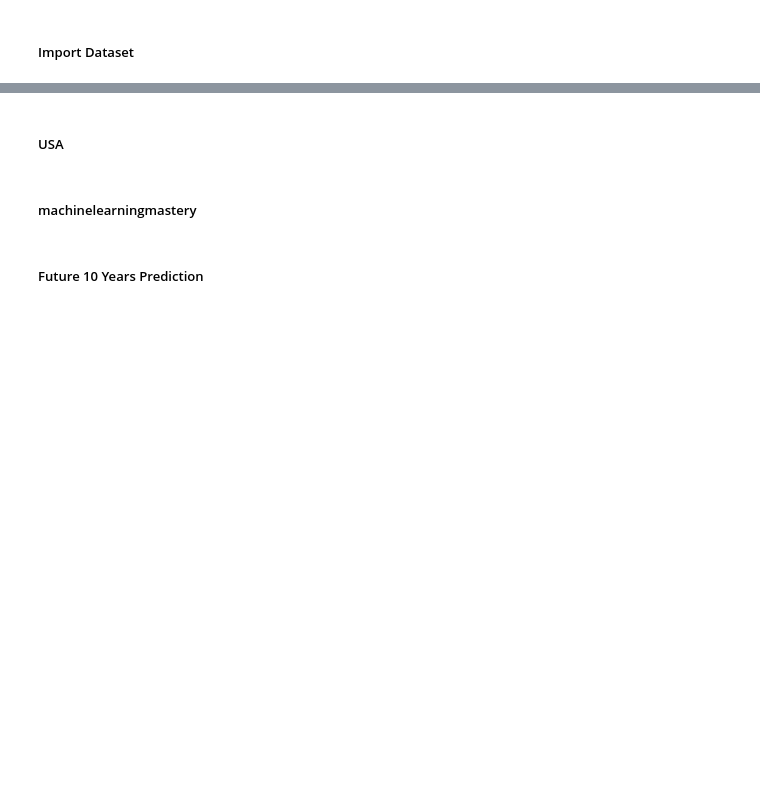
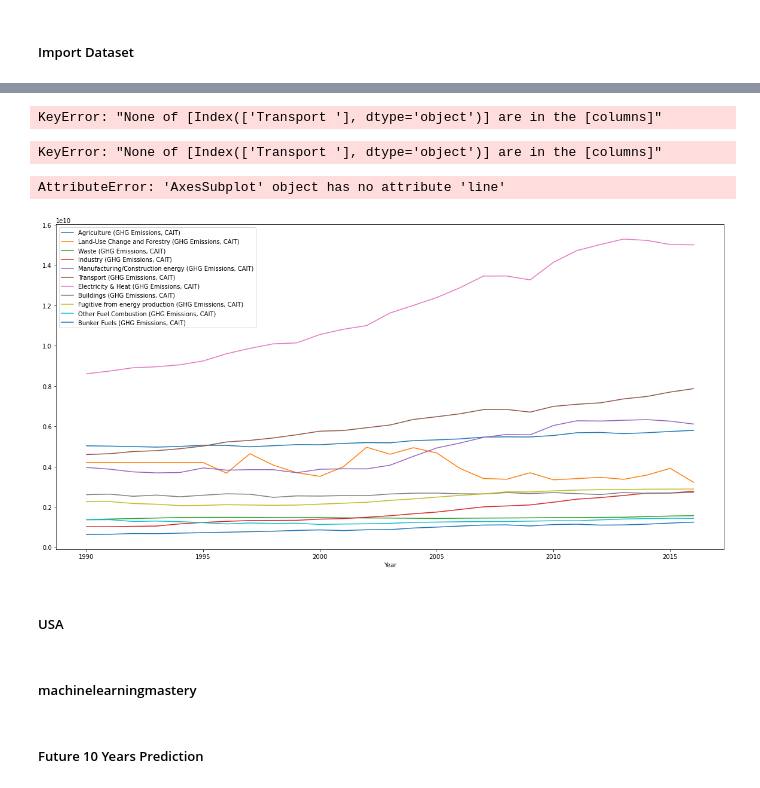
Before and after one commit to BingQuanChua/SASPICIOUS, a Jupyter notebook: eda_Henry.ipynb, the cells around one changed output, grey strips where cells are left out. Cells and saved outputs as stored; diff of their text form; code cells hidden in the pictures; blank space fills up the shorter version.

Commit message:
feat(output): generated some charts and dataset for analysis

```diff
--- a/eda_Henry.ipynb
+++ b/eda_Henry.ipynb
@@ -40,7 +54,17 @@ df_india = merge_owid_worldbank_data('india')
 # %%
-df_sector
+df_sector[['Transport ']].divide(1.102, axis="index")
+# %% [output]
+KeyError: "None of [Index(['Transport '], dtype='object')] are in the [columns]"
+# %%
+df_sector[['Transport ']].tail()
+# %% [output]
+KeyError: "None of [Index(['Transport '], dtype='object')] are in the [columns]"
 # %%
-df_sector[df_sector.Entity == "World"].plot.line()
+# plt.figure(figsize=(20,10))
+df_sector[df_sector.Entity == "World"].set_index('Year').plot(figsize=(20,10)).line()
+# %% [output]
+AttributeError: 'AxesSubplot' object has no attribute 'line'
+[figure, added]
 # %%
 df_imputed_china = df_imputed[df_imputed['Country Name'] == "China"]
 df_imputed_china[30:-4].shape
```
Also changed, not shown: parts of 1 cell of this notebook, 2 other files.
